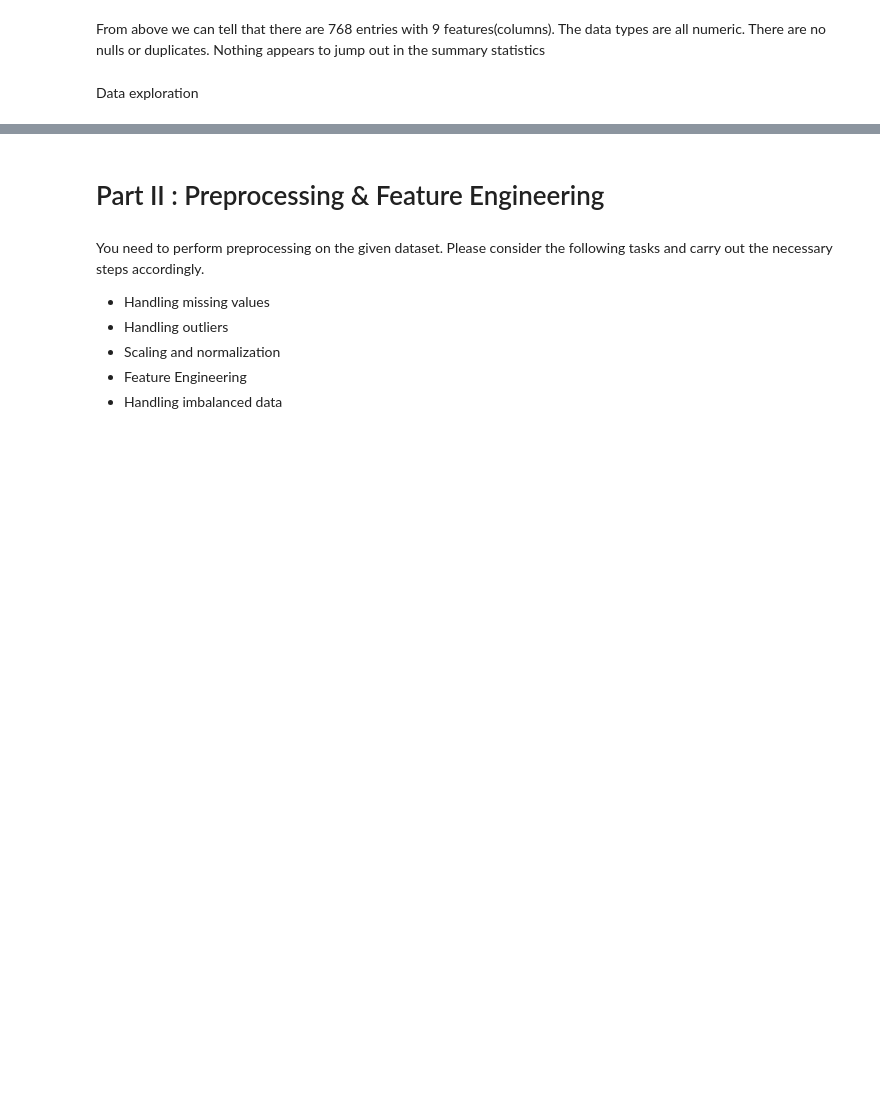
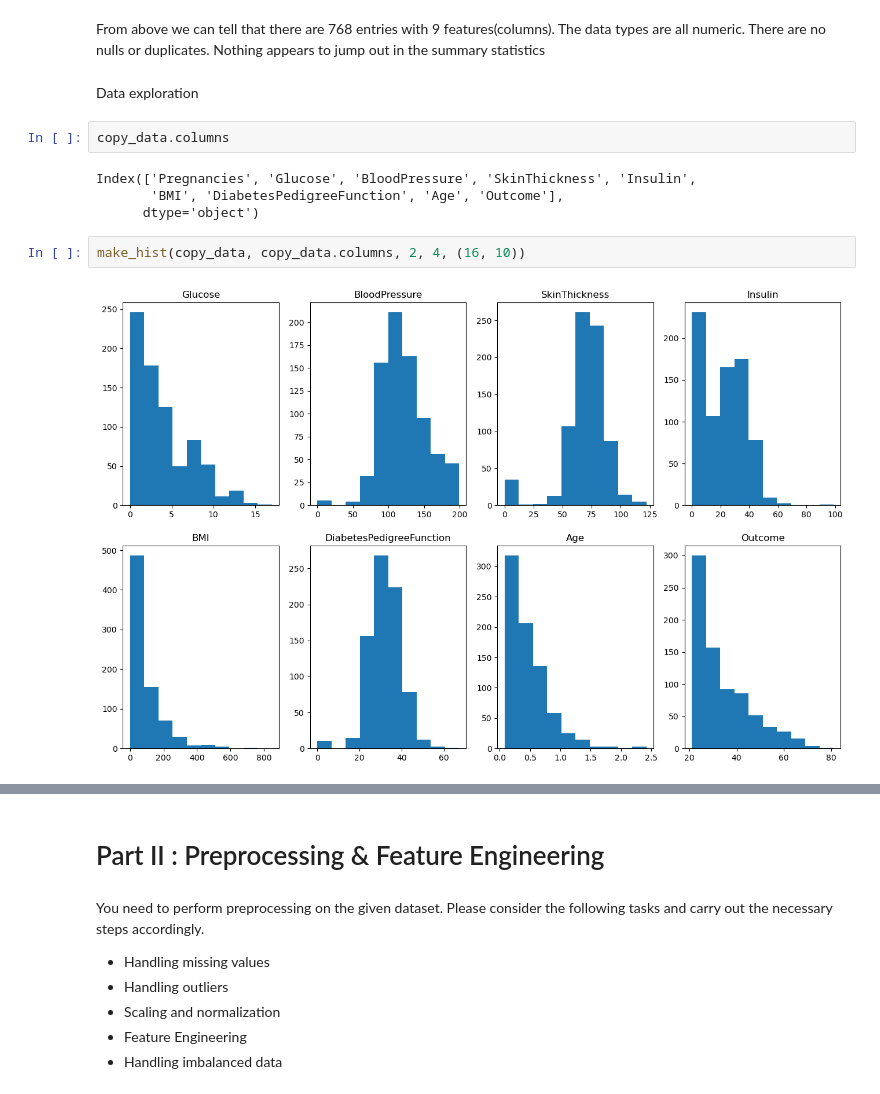
Before and after one commit to SBangarh/ml-project-supervised-learning, a Jupyter notebook: Supervised Learning - Project.ipynb, the cells around one changed output, grey strips where cells are left out. Saved outputs shown, nothing was run; the diff lists cells and outputs as text; blank space fills up the shorter version.

Commit message:
Further work on EDA/functions. restart?

```diff
--- a/Supervised Learning - Project.ipynb
+++ b/Supervised Learning - Project.ipynb
@@ -129,3 +129,13 @@ From above we can tell that there are 768 entries with 9 features(columns). The
 Nothing appears to jump out in the summary statistics
 # %% [markdown]
 Data exploration
+# %%
+copy_data.columns
+# %% [output]
+Index(['Pregnancies', 'Glucose', 'BloodPressure', 'SkinThickness', 'Insulin',
+       'BMI', 'DiabetesPedigreeFunction', 'Age', 'Outcome'],
+      dtype='object')
+# %%
+make_hist(copy_data, copy_data.columns, 2, 4, (16, 10))
+# %% [output]
+[figure, added]
```
Also changed, not shown: parts of 2 cells of this notebook, 1 other file.
